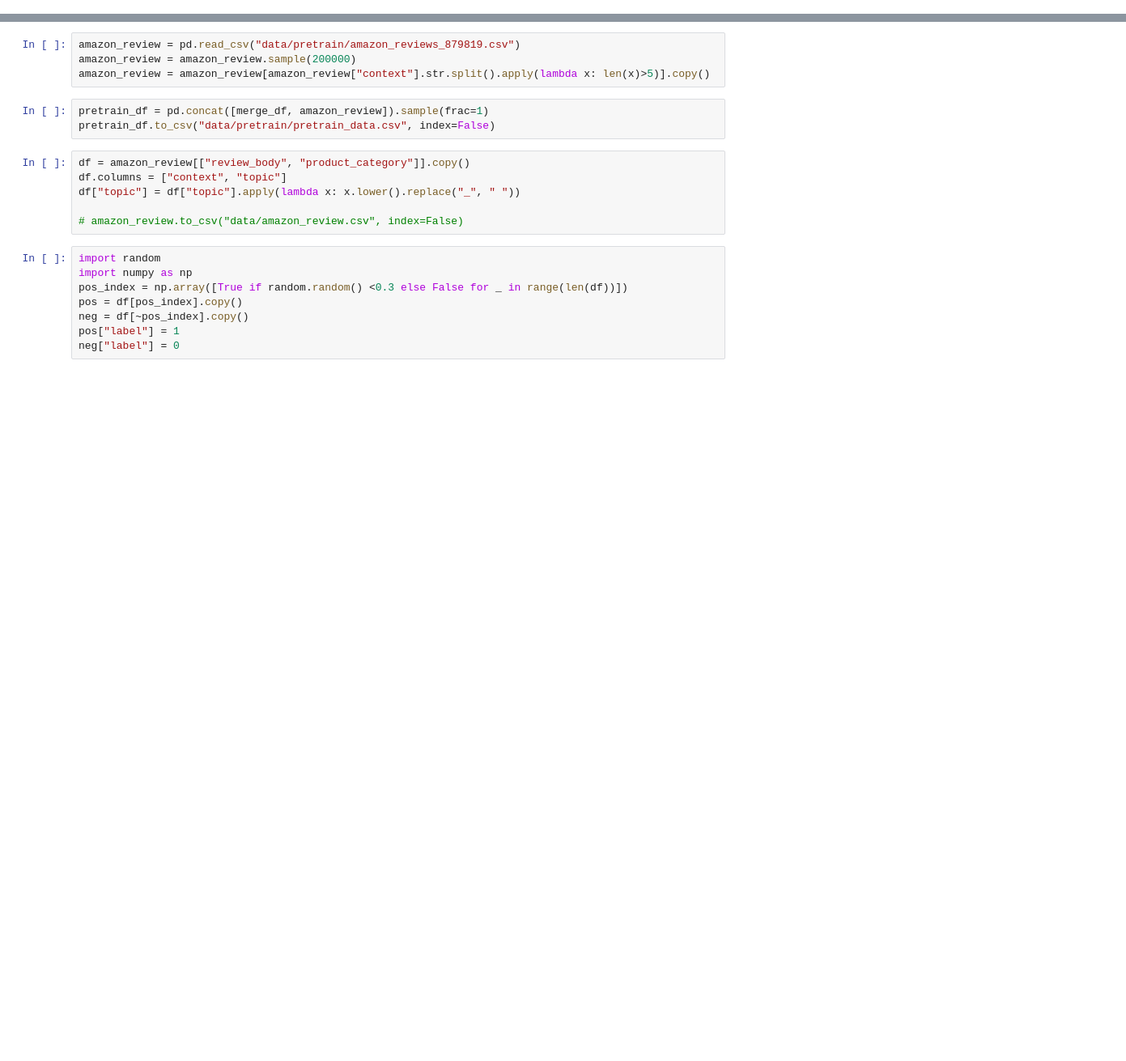
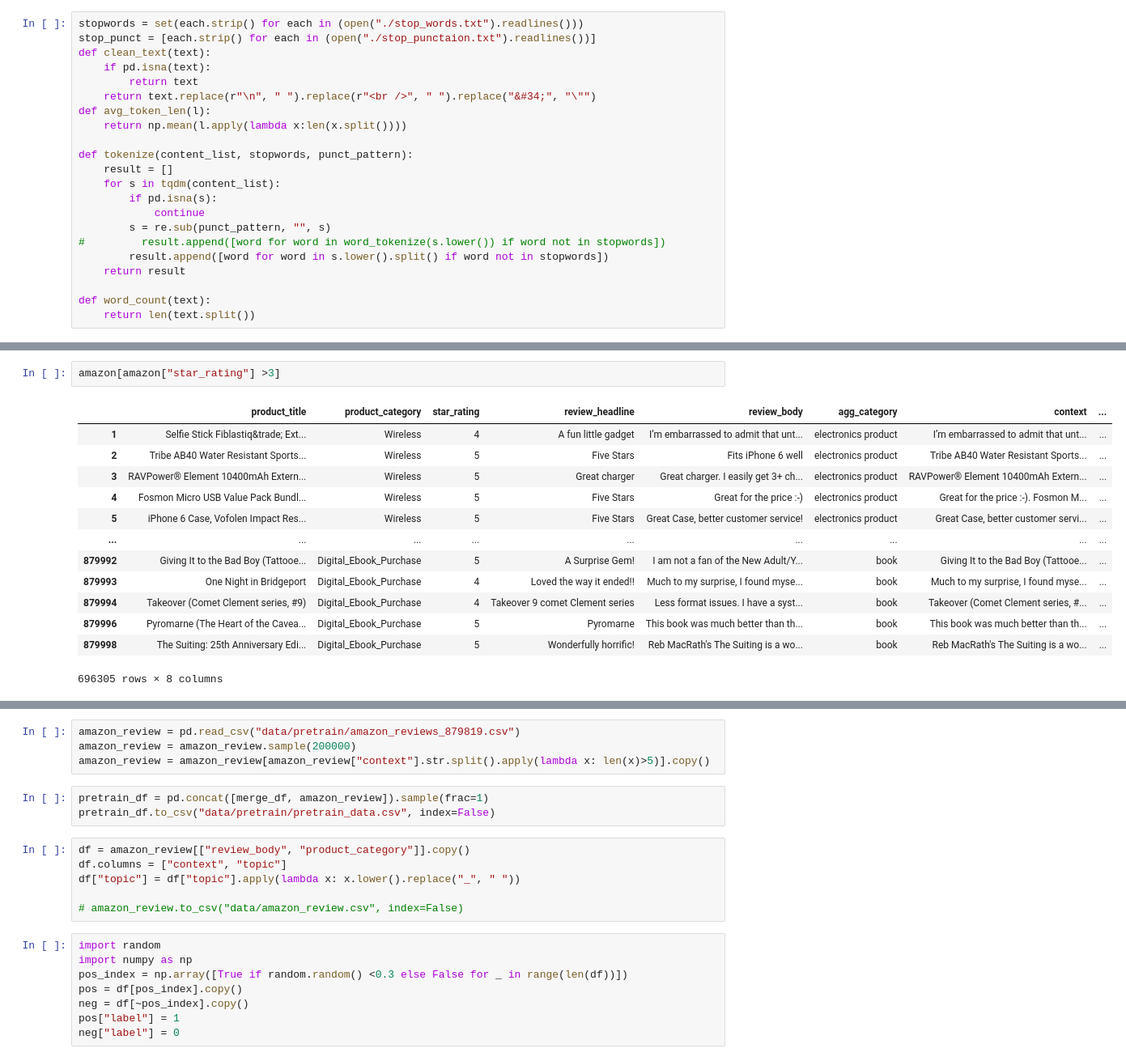
Before and after one commit to lzl19971215/TTEE, a Jupyter notebook: download_data.ipynb, the cells around one changed output, grey strips where cells are left out. Shown at 81% size. Cells and saved outputs as stored; diff of their text form; blank space fills up the shorter version.

```diff
--- a/download_data.ipynb
+++ b/download_data.ipynb
@@ -67,0 +19,22 @@ merge_df["context"] = merge_df["context"].apply(clean_text)
+# %%
+stopwords = set(each.strip() for each in (open("./stop_words.txt").readlines()))
+stop_punct = [each.strip() for each in (open("./stop_punctaion.txt").readlines())]
+def clean_text(text):
+    if pd.isna(text):
+        return text
+    return text.replace(r"\n", " ").replace(r"<br />", " ").replace("&#34;", "\"")
+def avg_token_len(l):
+    return np.mean(l.apply(lambda x:len(x.split())))
+
+def tokenize(content_list, stopwords, punct_pattern):
+    result = []
+    for s in tqdm(content_list):
+        if pd.isna(s):
+            continue
+        s = re.sub(punct_pattern, "", s)
+#         result.append([word for word in word_tokenize(s.lower()) if word not in stopwords])
+        result.append([word for word in s.lower().split() if word not in stopwords])
+    return result
+
+def word_count(text):
+    return len(text.split())
@@ -67,0 +492,16 @@ merge_df["context"] = merge_df["context"].apply(clean_text)
+# %%
+amazon[amazon["star_rating"] >3]
+# %% [output]
+|  | product_title | product_category | star_rating | review_headline | review_body | agg_category | context | ... |
+| 1 | Selfie Stick Fiblastiq&trade; Ext... | Wireless | 4 | A fun little gadget | I’m embarrassed to admit that unt... | electronics product | I’m embarrassed to admit that unt... | ... |
+| 2 | Tribe AB40 Water Resistant Sports... | Wireless | 5 | Five Stars | Fits iPhone 6 well | electronics product | Tribe AB40 Water Resistant Sports... | ... |
+| 3 | RAVPower® Element 10400mAh Extern... | Wireless | 5 | Great charger | Great charger. I easily get 3+ ch... | electronics product | RAVPower® Element 10400mAh Extern... | ... |
+| 4 | Fosmon Micro USB Value Pack Bundl... | Wireless | 5 | Five Stars | Great for the price :-) | electronics product | Great for the price :-). Fosmon M... | ... |
+| 5 | iPhone 6 Case, Vofolen Impact Res... | Wireless | 5 | Five Stars | Great Case, better customer service! | electronics product | Great Case, better customer servi... | ... |
+| ... | ... | ... | ... | ... | ... | ... | ... | ... |
+| 879992 | Giving It to the Bad Boy (Tattooe... | Digital_Ebook_Purchase | 5 | A Surprise Gem! | I am not a fan of the New Adult/Y... | book | Giving It to the Bad Boy (Tattooe... | ... |
+| 879993 | One Night in Bridgeport | Digital_Ebook_Purchase | 4 | Loved the way it ended!! | Much to my surprise, I found myse... | book | Much to my surprise, I found myse... | ... |
+| 879994 | Takeover (Comet Clement series, #9) | Digital_Ebook_Purchase | 4 | Takeover 9 comet Clement series | Less format issues. I have a syst... | book | Takeover (Comet Clement series, #... | ... |
+| 879996 | Pyromarne (The Heart of the Cavea... | Digital_Ebook_Purchase | 5 | Pyromarne | This book was much better than th... | book | This book was much better than th... | ... |
+| 879998 | The Suiting: 25th Anniversary Edi... | Digital_Ebook_Purchase | 5 | Wonderfully horrific! | Reb MacRath's The Suiting is a wo... | book | Reb MacRath's The Suiting is a wo... | ... |
+696305 rows × 8 columns
```
Also changed, not shown: parts of 37 cells of this notebook, 5 other files.
